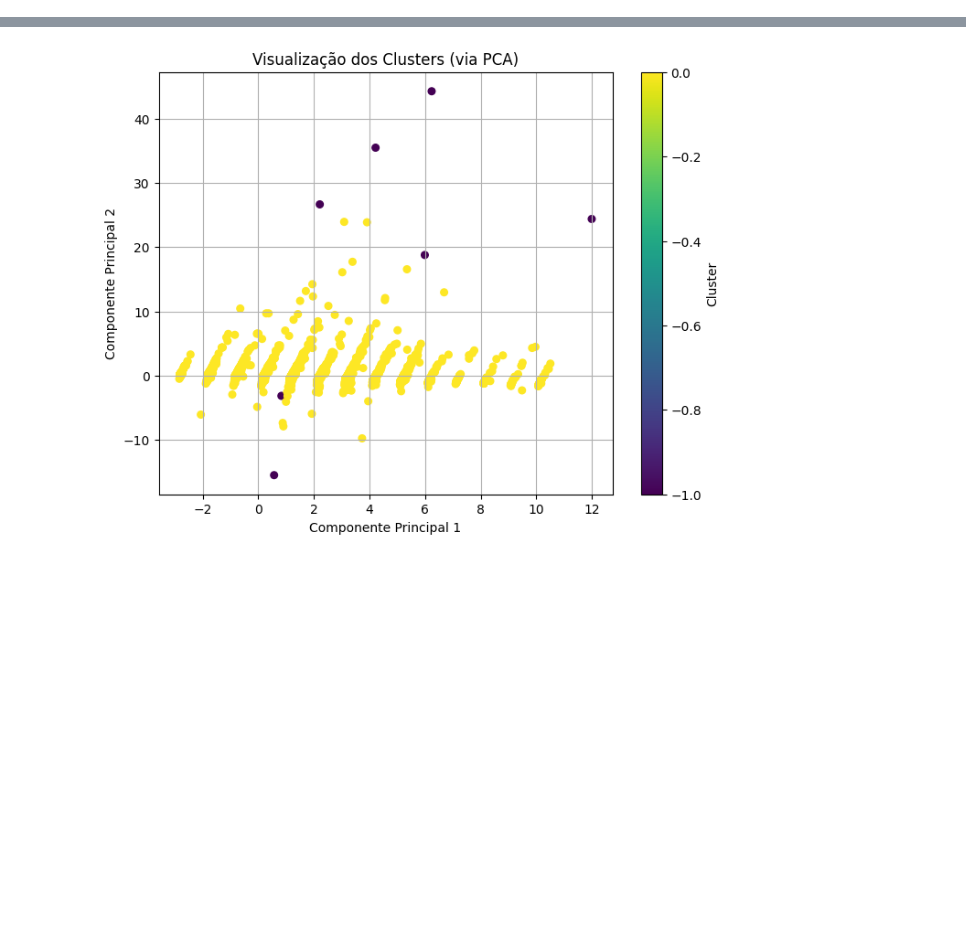
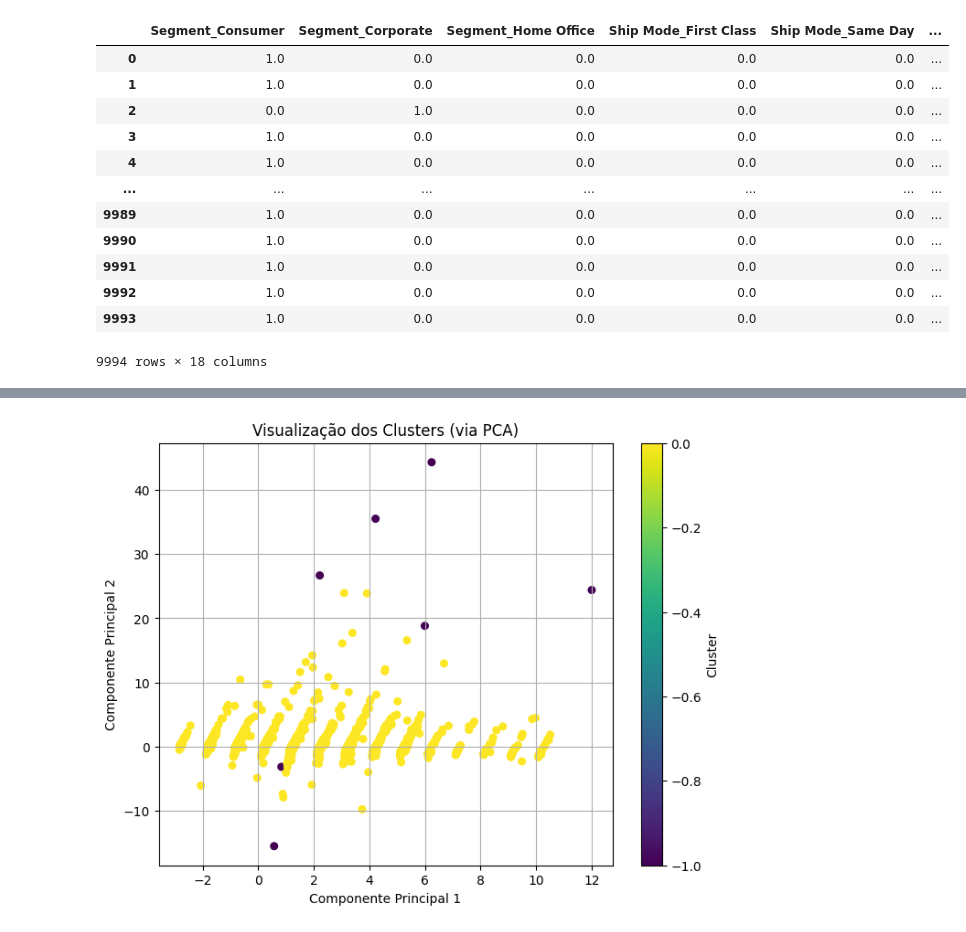
Before and after one commit to PedrocsGalindo/client_clustering, a Jupyter notebook: notebookes/DBSCAN.ipynb, the cells around one changed output, grey strips where cells are left out. Saved outputs shown, nothing was run; the diff lists cells and outputs as text; code cells hidden in the pictures; blank space fills up the shorter version.

```diff
--- a/notebookes/DBSCAN.ipynb
+++ b/notebookes/DBSCAN.ipynb
@@ -9,6 +9,21 @@ import matplotlib.pyplot as plt
 # %%
 data_path = path.abspath("../data/processed_data/US_Superstore_data.xls")
 data = pd.read_csv(data_path)
+data
+# %% [output]
+|  | Segment_Consumer | Segment_Corporate | Segment_Home Office | Ship Mode_First Class | Ship Mode_Same Day | ... |
+| 0 | 1.0 | 0.0 | 0.0 | 0.0 | 0.0 | ... |
+| 1 | 1.0 | 0.0 | 0.0 | 0.0 | 0.0 | ... |
+| 2 | 0.0 | 1.0 | 0.0 | 0.0 | 0.0 | ... |
+| 3 | 1.0 | 0.0 | 0.0 | 0.0 | 0.0 | ... |
+| 4 | 1.0 | 0.0 | 0.0 | 0.0 | 0.0 | ... |
+| ... | ... | ... | ... | ... | ... | ... |
+| 9989 | 1.0 | 0.0 | 0.0 | 0.0 | 0.0 | ... |
+| 9990 | 1.0 | 0.0 | 0.0 | 0.0 | 0.0 | ... |
+| 9991 | 1.0 | 0.0 | 0.0 | 0.0 | 0.0 | ... |
+| 9992 | 1.0 | 0.0 | 0.0 | 0.0 | 0.0 | ... |
+| 9993 | 1.0 | 0.0 | 0.0 | 0.0 | 0.0 | ... |
+9994 rows × 18 columns
 # %%
 #segundo as metricas 10 é melhor
 clustering = DBSCAN(eps=10, min_samples=15).fit(data)
```
Also changed, not shown: parts of 1 cell of this notebook, 2 other files.
